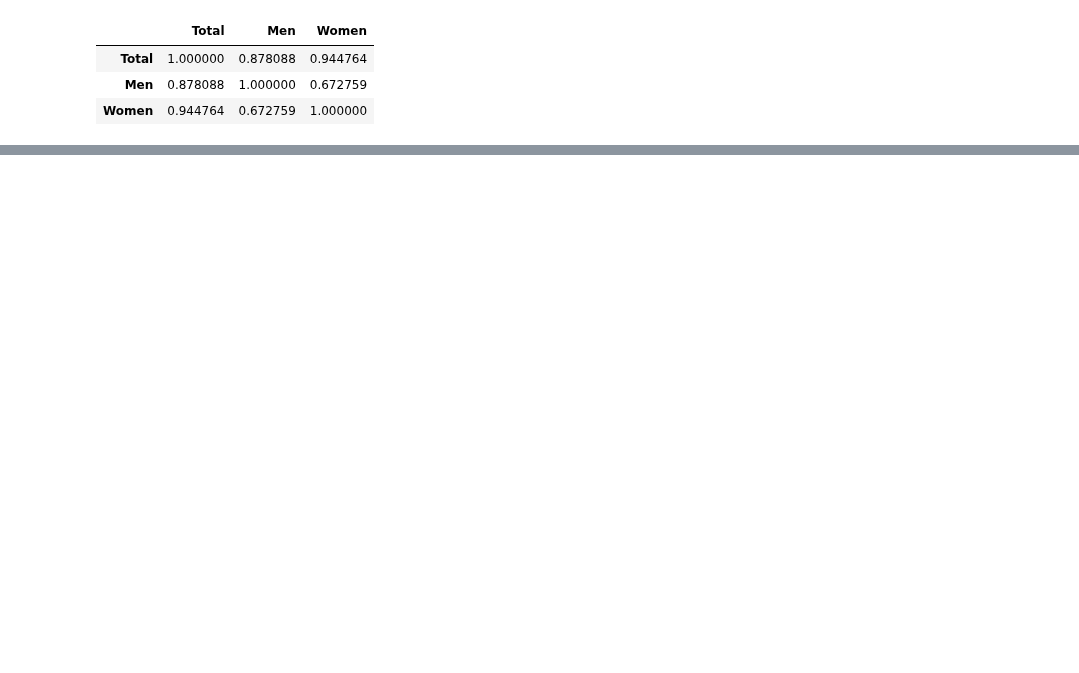
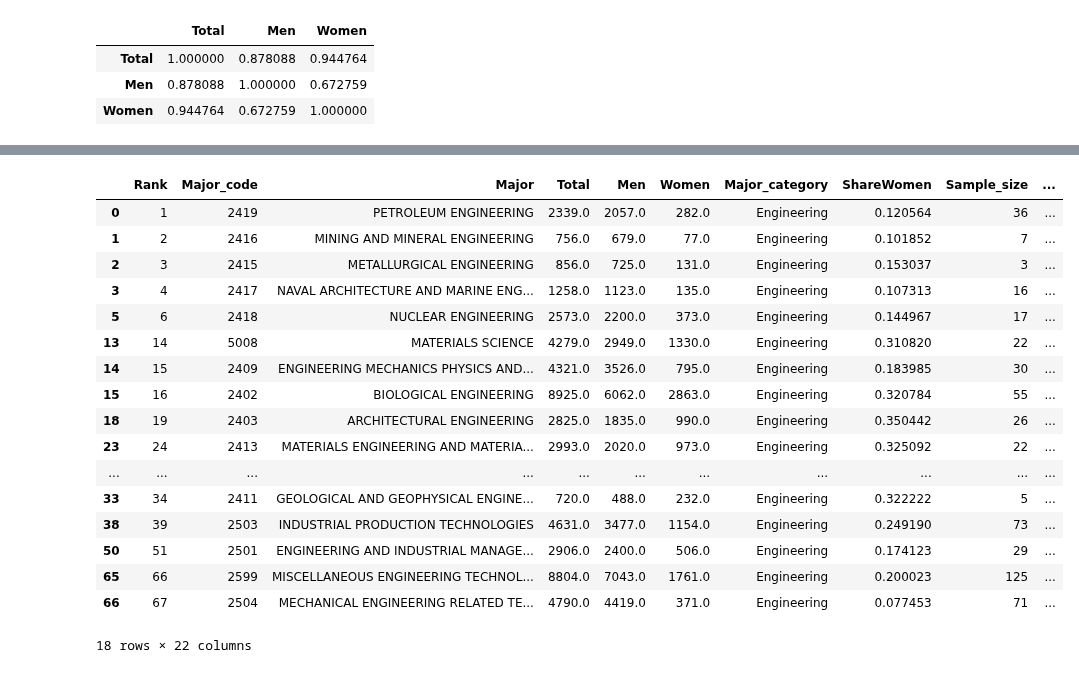
Before and after one commit to O4b1t/data-science-2024F, a Jupyter notebook: unit2/Unit2Project.ipynb, the cells around one changed output, grey strips where cells are left out. Cells and saved outputs as stored; diff of their text form; code cells hidden in the pictures; blank space fills up the shorter version.

```diff
--- a/unit2/Unit2Project.ipynb
+++ b/unit2/Unit2Project.ipynb
@@ -207,0 +242,6 @@ Analysis of distribution of gender in each major category
+# %%
+mean = 39370.081395
+std = 63483.491009
+
+reviews['z-score'] = (reviews['Total'] - mean) / std
+print(reviews[['Total', 'z-score']])
@@ -293,0 +361,2 @@ corr_student
+# %%
+reviews_copy = reviews.copy()
@@ -293,0 +400,22 @@ corr_student
+# %%
+engineering_under_10k_enroll = reviews_copy.query('Major_category == "Engineering" and Total < 10000')
+engineering_under_10k_enroll
+# %% [output]
+|  | Rank | Major_code | Major | Total | Men | Women | Major_category | ShareWomen | Sample_size | ... |
+| 0 | 1 | 2419 | PETROLEUM ENGINEERING | 2339.0 | 2057.0 | 282.0 | Engineering | 0.120564 | 36 | ... |
+| 1 | 2 | 2416 | MINING AND MINERAL ENGINEERING | 756.0 | 679.0 | 77.0 | Engineering | 0.101852 | 7 | ... |
+| 2 | 3 | 2415 | METALLURGICAL ENGINEERING | 856.0 | 725.0 | 131.0 | Engineering | 0.153037 | 3 | ... |
+| 3 | 4 | 2417 | NAVAL ARCHITECTURE AND MARINE ENG... | 1258.0 | 1123.0 | 135.0 | Engineering | 0.107313 | 16 | ... |
+| 5 | 6 | 2418 | NUCLEAR ENGINEERING | 2573.0 | 2200.0 | 373.0 | Engineering | 0.144967 | 17 | ... |
+| 13 | 14 | 5008 | MATERIALS SCIENCE | 4279.0 | 2949.0 | 1330.0 | Engineering | 0.310820 | 22 | ... |
+| 14 | 15 | 2409 | ENGINEERING MECHANICS PHYSICS AND... | 4321.0 | 3526.0 | 795.0 | Engineering | 0.183985 | 30 | ... |
+| 15 | 16 | 2402 | BIOLOGICAL ENGINEERING | 8925.0 | 6062.0 | 2863.0 | Engineering | 0.320784 | 55 | ... |
+| 18 | 19 | 2403 | ARCHITECTURAL ENGINEERING | 2825.0 | 1835.0 | 990.0 | Engineering | 0.350442 | 26 | ... |
+| 23 | 24 | 2413 | MATERIALS ENGINEERING AND MATERIA... | 2993.0 | 2020.0 | 973.0 | Engineering | 0.325092 | 22 | ... |
+| ... | ... | ... | ... | ... | ... | ... | ... | ... | ... | ... |
+| 33 | 34 | 2411 | GEOLOGICAL AND GEOPHYSICAL ENGINE... | 720.0 | 488.0 | 232.0 | Engineering | 0.322222 | 5 | ... |
+| 38 | 39 | 2503 | INDUSTRIAL PRODUCTION TECHNOLOGIES | 4631.0 | 3477.0 | 1154.0 | Engineering | 0.249190 | 73 | ... |
+| 50 | 51 | 2501 | ENGINEERING AND INDUSTRIAL MANAGE... | 2906.0 | 2400.0 | 506.0 | Engineering | 0.174123 | 29 | ... |
+| 65 | 66 | 2599 | MISCELLANEOUS ENGINEERING TECHNOL... | 8804.0 | 7043.0 | 1761.0 | Engineering | 0.200023 | 125 | ... |
+| 66 | 67 | 2504 | MECHANICAL ENGINEERING RELATED TE... | 4790.0 | 4419.0 | 371.0 | Engineering | 0.077453 | 71 | ... |
+18 rows × 22 columns
```
Also changed, not shown: parts of 21 cells of this notebook.
